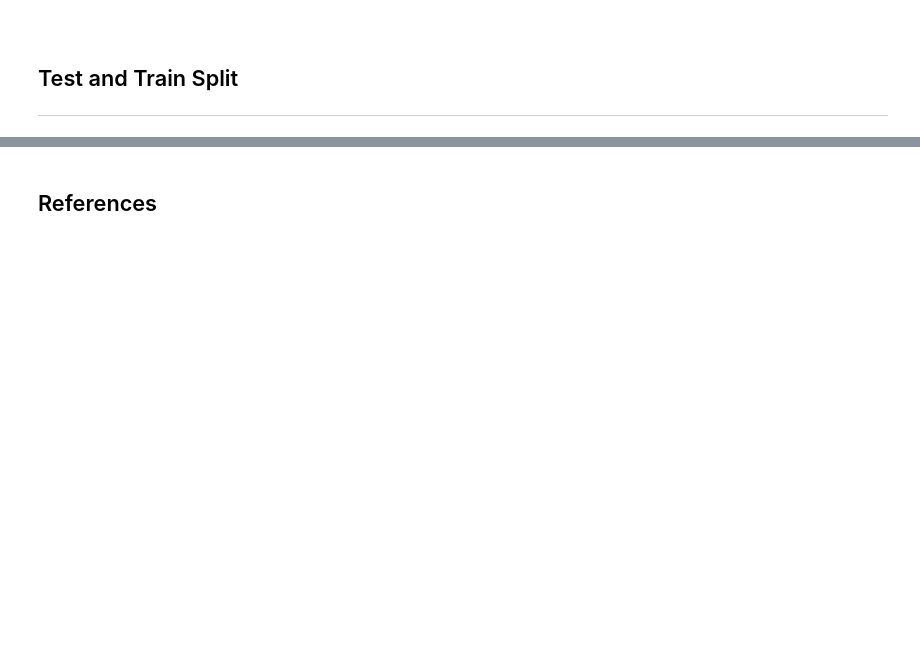
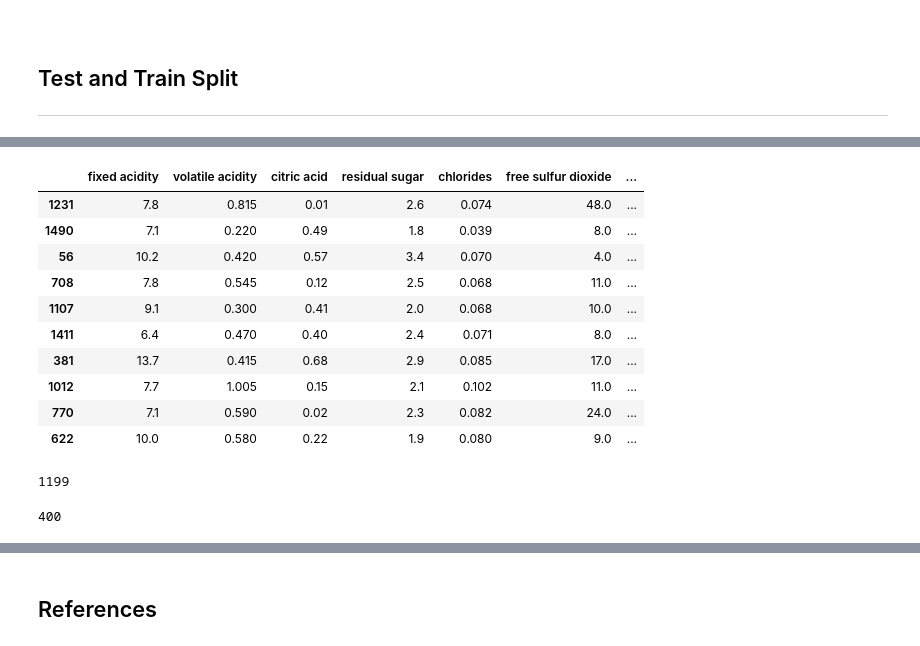
Before and after one commit to Silvio622/Machine-Learning-Scikit-Learn, a Jupyter notebook: scikit-learn.ipynb, the cells around one changed output, grey strips where cells are left out. Drawn from its saved outputs; the diff is of its cells as text; code cells hidden in the pictures; blank space fills up the shorter version.

```diff
--- a/scikit-learn.ipynb
+++ b/scikit-learn.ipynb
@@ -298,0 +323,25 @@ sns.lmplot(x="citric acid", y="sulphates", hue = 'quality',  data=dfredwine, fit
+# %%
+# Show some 10 first testing data randomly selected.
+test.head(10)
+# %% [output]
+|  | fixed acidity | volatile acidity | citric acid | residual sugar | chlorides | free sulfur dioxide | ... |
+| 1231 | 7.8 | 0.815 | 0.01 | 2.6 | 0.074 | 48.0 | ... |
+| 1490 | 7.1 | 0.220 | 0.49 | 1.8 | 0.039 | 8.0 | ... |
+| 56 | 10.2 | 0.420 | 0.57 | 3.4 | 0.070 | 4.0 | ... |
+| 708 | 7.8 | 0.545 | 0.12 | 2.5 | 0.068 | 11.0 | ... |
+| 1107 | 9.1 | 0.300 | 0.41 | 2.0 | 0.068 | 10.0 | ... |
+| 1411 | 6.4 | 0.470 | 0.40 | 2.4 | 0.071 | 8.0 | ... |
+| 381 | 13.7 | 0.415 | 0.68 | 2.9 | 0.085 | 17.0 | ... |
+| 1012 | 7.7 | 1.005 | 0.15 | 2.1 | 0.102 | 11.0 | ... |
+| 770 | 7.1 | 0.590 | 0.02 | 2.3 | 0.082 | 24.0 | ... |
+| 622 | 10.0 | 0.580 | 0.22 | 1.9 | 0.080 | 9.0 | ... |
+# %%
+# show the total amount of rows for train data
+train.index.size
+# %% [output]
+1199
+# %%
+# show the total amount of rows for test data
+test.index.size
+# %% [output]
+400
```
Also changed, not shown: parts of 17 cells of this notebook.
